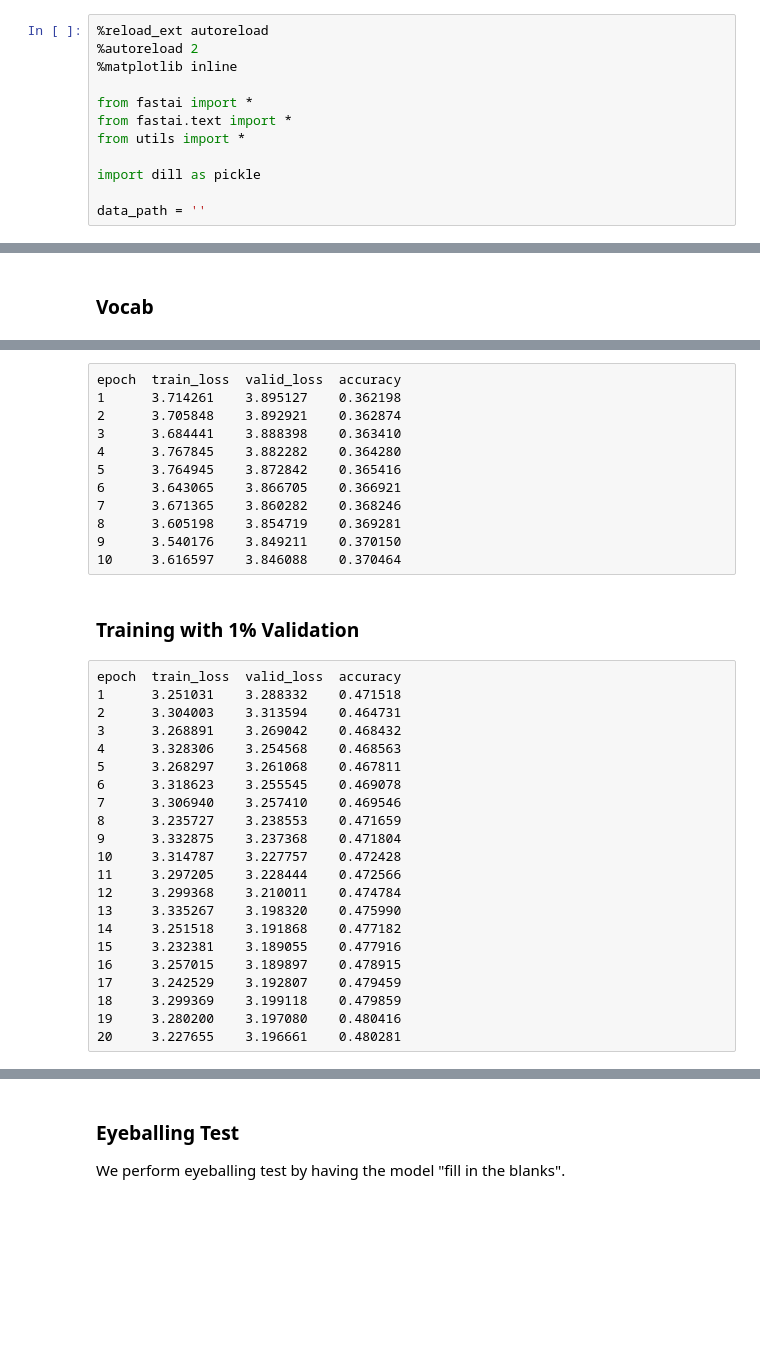
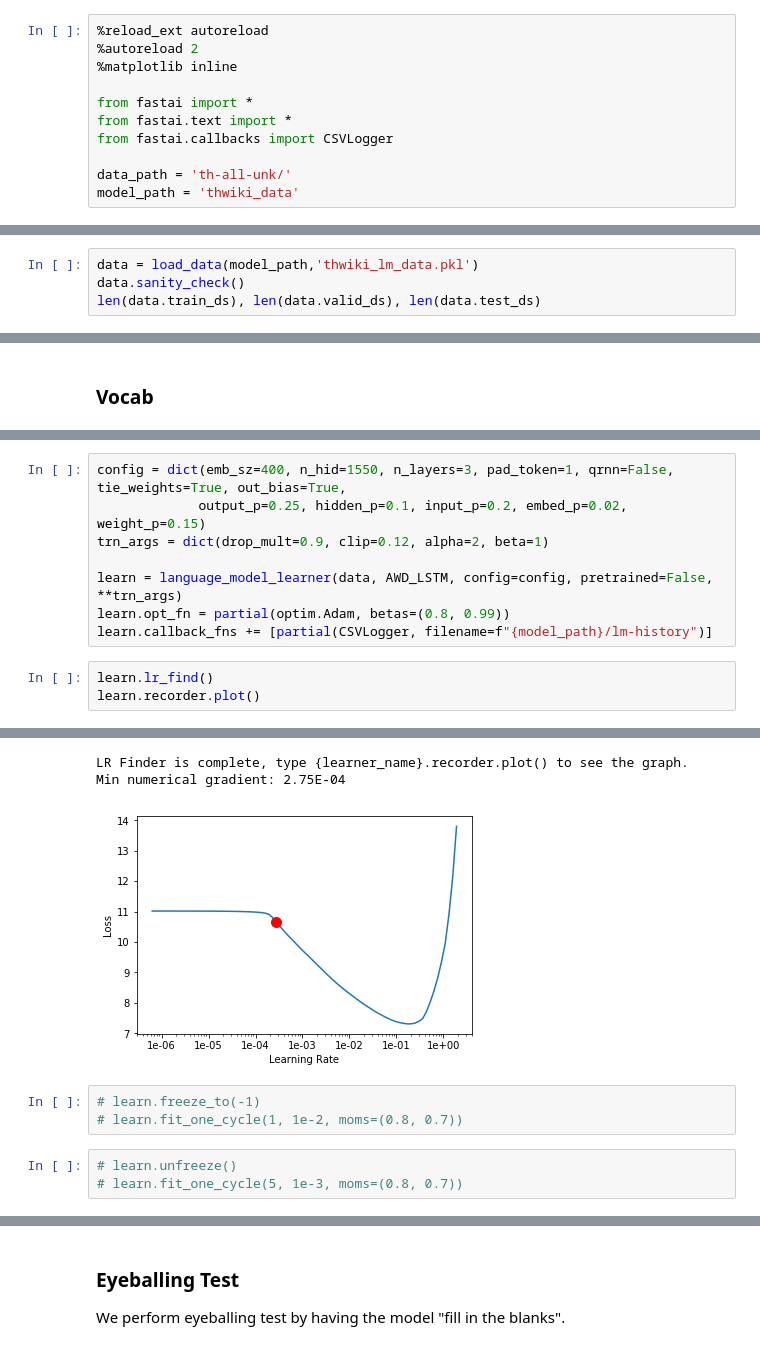
Before and after one commit to cstorm125/thai2fit, a Jupyter notebook: notebook/thwiki_lm.ipynb, the cells around one changed output, grey strips where cells are left out. Drawn from its saved outputs; the diff is of its cells as text; blank space fills up the shorter version.

Commit message:
ready to run thwiki lm

```diff
--- a/notebook/thwiki_lm.ipynb
+++ b/notebook/thwiki_lm.ipynb
@@ -20,11 +20,10 @@ Our workflow is as follows:
 
 from fastai import *
 from fastai.text import *
-from utils import *
+from fastai.callbacks import CSVLogger
 
-import dill as pickle
-
-data_path = ''
+data_path = 'th-all-unk/'
+model_path = 'thwiki_data'
 # %% [markdown]
 ## Text Cleaning
 # %% [markdown]
@@ -155,0 +186,4 @@ tensor([[    5,  5941,  7611,  ...,     2,   732,    11],
+# %%
+data = load_data(model_path,'thwiki_lm_data.pkl')
+data.sanity_check()
+len(data.train_ds), len(data.valid_ds), len(data.test_ds)
@@ -249,36 +216,12 @@ learn.wd=wd
-# %% [raw]
-epoch  train_loss  valid_loss  accuracy
-1      3.714261    3.895127    0.362198
-2      3.705848    3.892921    0.362874
-3      3.684441    3.888398    0.363410
-4      3.767845    3.882282    0.364280
-5      3.764945    3.872842    0.365416
-6      3.643065    3.866705    0.366921
-7      3.671365    3.860282    0.368246
-8      3.605198    3.854719    0.369281
-9      3.540176    3.849211    0.370150
-10     3.616597    3.846088    0.370464
-# %% [markdown]
-### Training with 1% Validation
-# %% [raw]
-epoch  train_loss  valid_loss  accuracy
-1      3.251031    3.288332    0.471518
-2      3.304003    3.313594    0.464731
-3      3.268891    3.269042    0.468432
-4      3.328306    3.254568    0.468563
-5      3.268297    3.261068    0.467811
-6      3.318623    3.255545    0.469078
-7      3.306940    3.257410    0.469546
-8      3.235727    3.238553    0.471659
-9      3.332875    3.237368    0.471804
-10     3.314787    3.227757    0.472428
-11     3.297205    3.228444    0.472566
-12     3.299368    3.210011    0.474784
-13     3.335267    3.198320    0.475990
-14     3.251518    3.191868    0.477182
-15     3.232381    3.189055    0.477916
-16     3.257015    3.189897    0.478915
-17     3.242529    3.192807    0.479459
-18     3.299369    3.199118    0.479859
-19     3.280200    3.197080    0.480416
-20     3.227655    3.196661    0.480281
+# %%
+config = dict(emb_sz=400, n_hid=1550, n_layers=3, pad_token=1, qrnn=False, tie_weights=True, out_bias=True,
+             output_p=0.25, hidden_p=0.1, input_p=0.2, embed_p=0.02, weight_p=0.15)
+trn_args = dict(drop_mult=0.9, clip=0.12, alpha=2, beta=1)
+
+learn = language_model_learner(data, AWD_LSTM, config=config, pretrained=False, **trn_args)
+learn.opt_fn = partial(optim.Adam, betas=(0.8, 0.99))
+learn.callback_fns += [partial(CSVLogger, filename=f"{model_path}/lm-history")]
+# %%
+learn.lr_find()
+learn.recorder.plot()
+# %% [output]
@@ -284,0 +229,9 @@ epoch  train_loss  valid_loss  accuracy
+LR Finder is complete, type {learner_name}.recorder.plot() to see the graph.
+Min numerical gradient: 2.75E-04
+[figure, added]
+# %%
+# learn.freeze_to(-1)
+# learn.fit_one_cycle(1, 1e-2, moms=(0.8, 0.7))
+# %%
+# learn.unfreeze()
+# learn.fit_one_cycle(5, 1e-3, moms=(0.8, 0.7))
```
Also changed, not shown: parts of 37 cells of this notebook, 4 other files.
